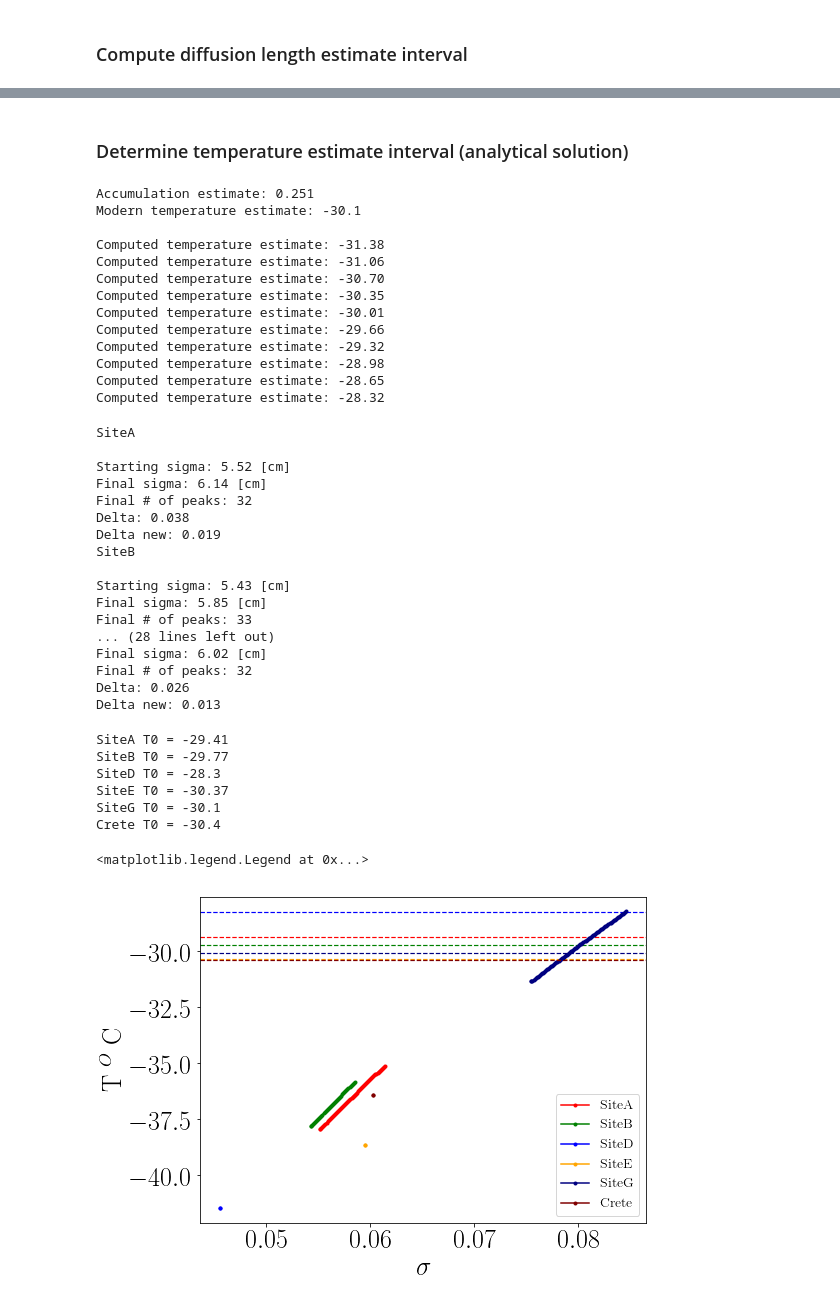
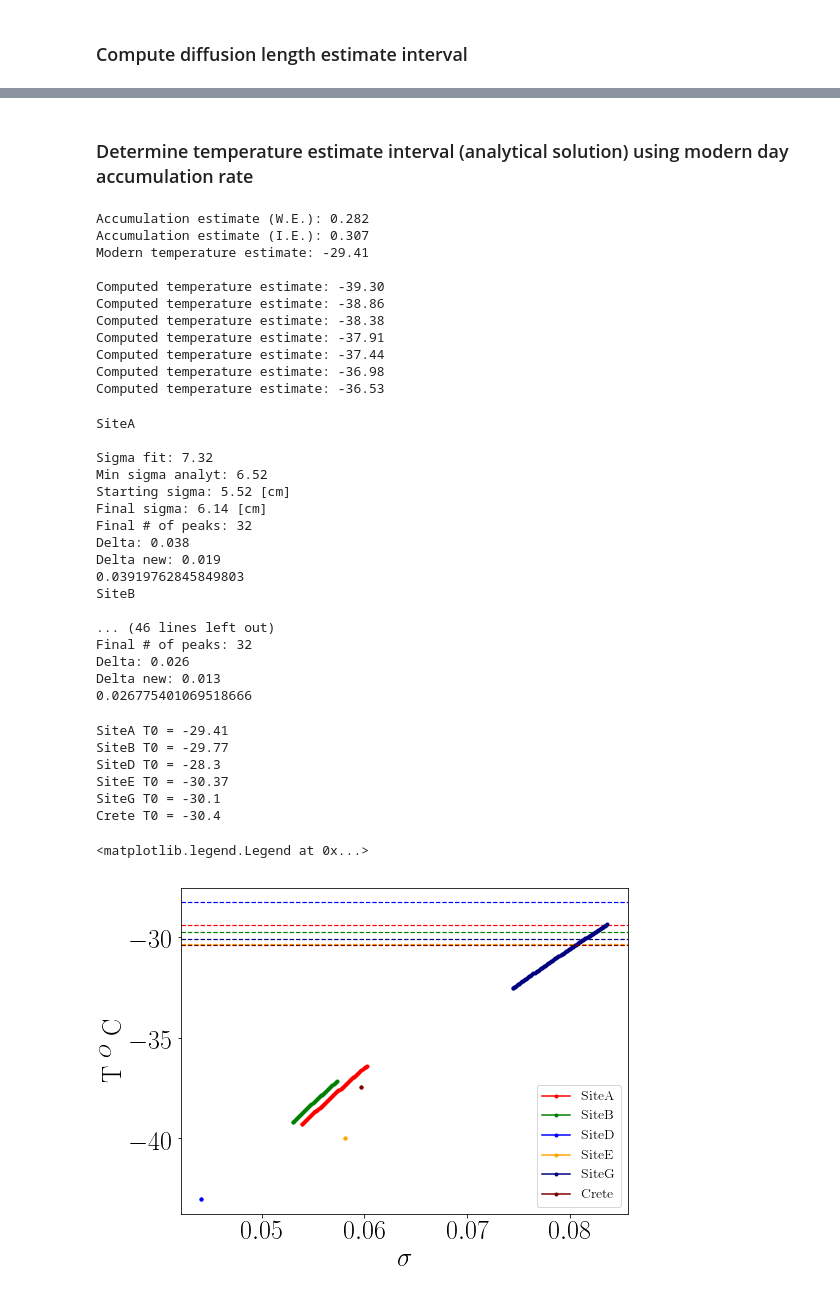
Before and after one commit to TheaQG/AWI_Bcores_Analysis, a Jupyter notebook: TempEstimation.ipynb, the cells around one changed output, grey strips where cells are left out. Drawn from its saved outputs; the diff is of its cells as text; code cells hidden in the pictures.

```diff
--- a/TempEstimation.ipynb
+++ b/TempEstimation.ipynb
@@ -133,0 +141,7 @@ Delta new: 0.020
+# %%
+from DiffusionProfiles_calculations import sampling_sigma
+sampleSize_ave = np.mean(np.diff(depth_LT))
+print(sampleSize_ave)
+sigma_sample = sampling_sigma(sampleSize_ave)
+sigma_firn = np.sqrt(diffLen**2 - sigma_sample**2)
+sigma_firn
@@ -135,7 +152,8 @@ Delta new: 0.020
 idx32 = np.where(np.asarray(arr_Npeaks) == N_InInt)[0]
 idx32Cut = idx32[:-1]
 
-diffLens32 = np.asarray(arr_DiffLens)[idx32Cut]
+diffLens32_tot = np.asarray(arr_DiffLens)[idx32Cut]
+diffLens32_firn = np.sqrt(diffLens32_tot**2 - sigma_sample**2)
 # %%
 mpl.rcParams['font.size'] = 26
 
@@ -156,14 +174,16 @@ plt.scatter(depthOpt[peaks],dataOpt[peaks], color='b',zorder=1, s=25)
 # %% [markdown]
-### Determine temperature estimate interval (analytical solution)
+### Determine temperature estimate interval (analytical solution) using modern day accumulation rate
 # %%
-accum = accum0
+accum = accum0 #*(804.3/917.0)
 
 sigmaSolver_inst = sigma_Solver()
 
-print(f'Accumulation estimate: {accum:.3f}')
+print(f'Accumulation estimate (W.E.): {accum:.3f}')
+print(f'Accumulation estimate (I.E.): {accumIE:.3f}')
 
 print(f'Modern temperature estimate: {Temp0}\n')
 
+diffLens32 = diffLens32_firn
 T_intEst = np.zeros(len(diffLens32))
 
 for i in range(len(diffLens32)):
@@ -172,19 +192,17 @@ for i in range(len(diffLens32)):
     if i%10 == 0:
         print(f'Computed temperature estimate: {T_est[0] - 273.15:.2f}')
 # %% [output]
-Accumulation estimate: 0.251
-Modern temperature estimate: -30.1
+Accumulation estimate (W.E.): 0.282
+Accumulation estimate (I.E.): 0.307
+Modern temperature estimate: -29.41
 
-Computed temperature estimate: -31.38
-Computed temperature estimate: -31.06
-Computed temperature estimate: -30.70
-Computed temperature estimate: -30.35
-Computed temperature estimate: -30.01
-Computed temperature estimate: -29.66
-Computed temperature estimate: -29.32
-Computed temperature estimate: -28.98
-Computed temperature estimate: -28.65
-Computed temperature estimate: -28.32
+Computed temperature estimate: -39.30
+Computed temperature estimate: -38.86
+Computed temperature estimate: -38.38
+Computed temperature estimate: -37.91
+Computed temperature estimate: -37.44
+Computed temperature estimate: -36.98
+Computed temperature estimate: -36.53
 # %%
 from TemperatureEstimates import TempEst_analytical
 from TemperatureEstimates import TempEst_analytical_arr
@@ -194,47 +212,51 @@ N_InInt = [32, 33, 33, 32, 32, 32]
 
 T_est = []
 diffLens_est = []
+Tf_est = []
+diffLens_est_f = []
 for site, N in zip(sites,N_InInt):
     print(site+'\n')
-    T, dL = TempEst_analytical(site, N)
+    T, dL, Tf, dLf = TempEst_analytical(site, N)
     T_est.append(T)
     diffLens_est.append(dL)
+    Tf_est.append(Tf)
+    diffLens_est_f.append(dLf)
 # %% [output]
 SiteA
 
+Sigma fit: 7.32
+Min sigma analyt: 6.52
 Starting sigma: 5.52 [cm]
 Final sigma: 6.14 [cm]
 Final # of peaks: 32
 Delta: 0.038
 Delta new: 0.019
+0.03919762845849803
 SiteB
 
-Starting sigma: 5.43 [cm]
-Final sigma: 5.85 [cm]
-Final # of peaks: 33
-... (28 lines left out)
-Final sigma: 6.02 [cm]
+... (46 lines left out)
 Final # of peaks: 32
 Delta: 0.026
 Delta new: 0.013
+0.026775401069518666
 # %%
 fig, ax = plt.subplots(figsize=(8,6))
 
 Ts = [-29.41, -29.77, -28.30, -30.37, -30.10, -30.40]
 colors = ['red','green','blue','orange','navy','maroon']
-for i in range(len(T_est)):
+for i in range(len(Tf_est)):
     #ax.axhline(y=Ts[i])
     print(f'{sites[i]} T0 = {Ts[i]}')
     ax.axhline(y=Ts[i],color=colors[i], lw=1.2, ls='--')
-    ax.plot(diffLens_est[i], T_est[i]-273.15, label=sites[i],marker='.', color=colors[i])
+    ax.plot(diffLens_est_f[i], Tf_est[i]-273.15, label=sites[i],marker='.', color=colors[i])
 ax.set(xlabel='$\sigma$', ylabel='T $^O$ C')
 ax.legend(fontsize=14)
 # %% [output]
 SiteA T0 = -29.41
 SiteB T0 = -29.77
 SiteD T0 = -28.3
 SiteE T0 = -30.37
 SiteG T0 = -30.1
 Crete T0 = -30.4
 <matplotlib.legend.Legend at 0x...>
-[figure, old version]
+[figure, new version]
```
Also changed, not shown: parts of 19 cells of this notebook, 5 other files.
